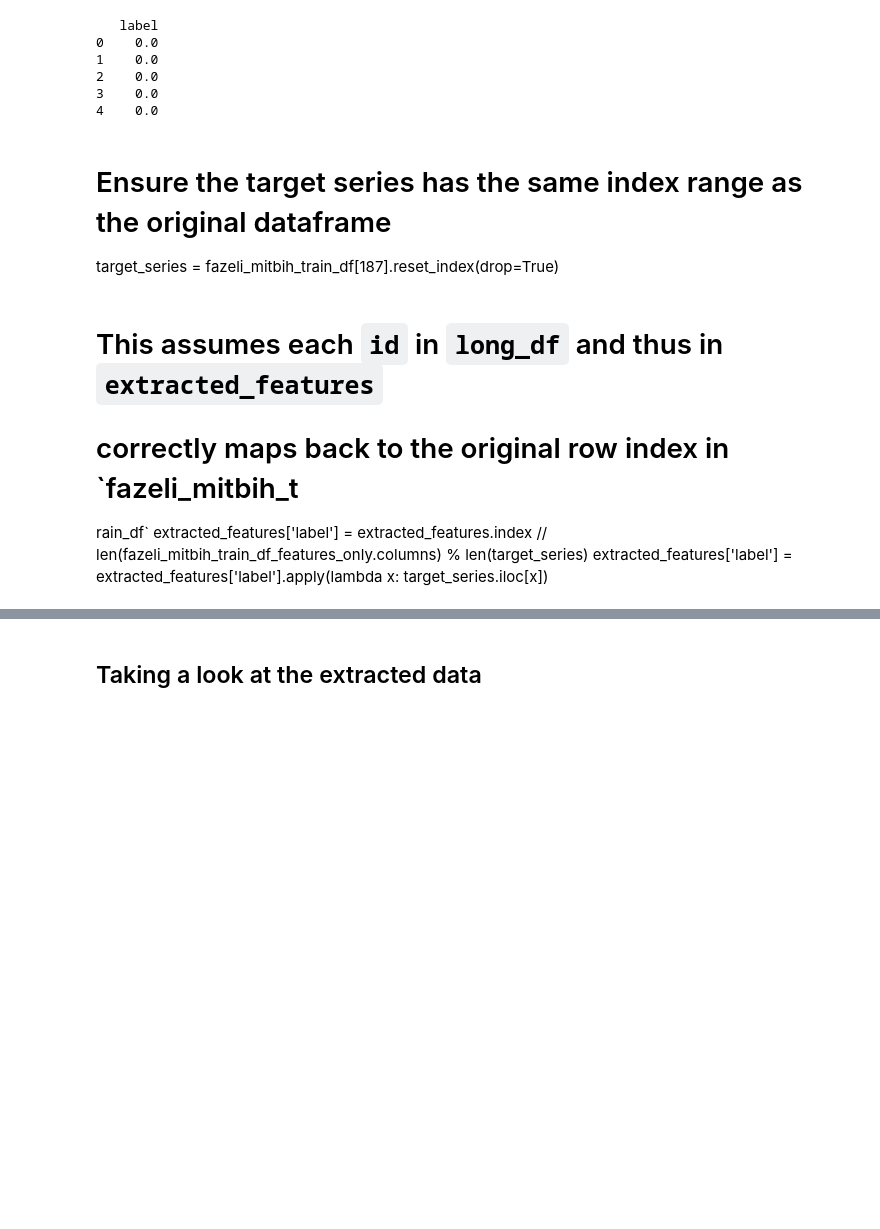
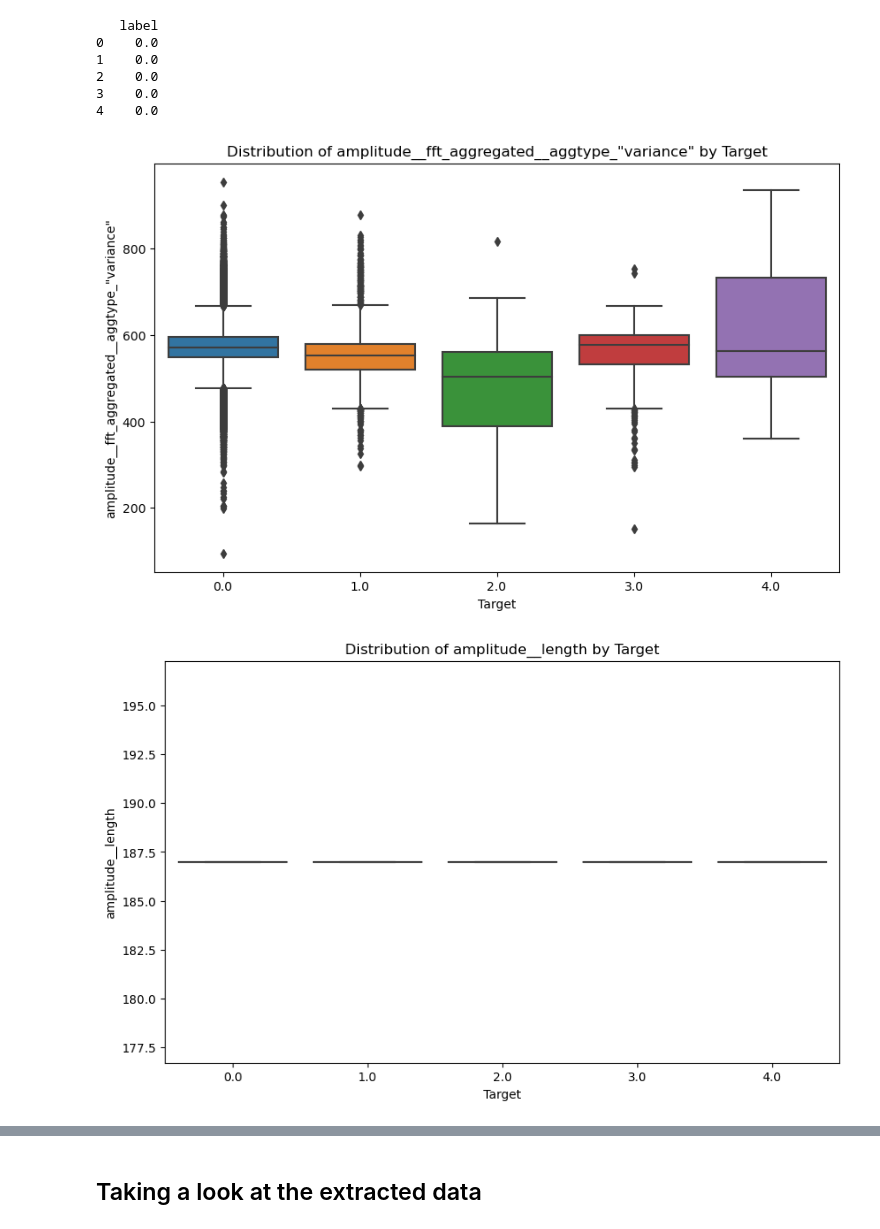
Before and after one commit to rtonetwotree/phase_5_project_ecg, a Jupyter notebook: notebooks/time_series_PCA_baseline.ipynb, the cells around one changed output, grey strips where cells are left out. Drawn from its saved outputs; the diff is of its cells as text; code cells hidden in the pictures; blank space fills up the shorter version.

```diff
--- a/notebooks/time_series_PCA_baseline.ipynb
+++ b/notebooks/time_series_PCA_baseline.ipynb
@@ -149,12 +84,21 @@ print(extracted_features[['label']].head())
 2    0.0
 3    0.0
 4    0.0
-# %% [markdown]
-# Ensure the target series has the same index range as the original dataframe
-target_series = fazeli_mitbih_train_df[187].reset_index(drop=True)
-# %% [markdown]
-# This assumes each `id` in `long_df` and thus in `extracted_features`
-# correctly maps back to the original row index in `fazeli_mitbih_t
-rain_df`
-extracted_features['label'] = extracted_features.index // len(fazeli_mitbih_train_df_features_only.columns) % len(target_series)
-extracted_features['label'] = extracted_features['label'].apply(lambda x: target_series.iloc[x])
+# %%
+import matplotlib.pyplot as plt
+import seaborn as sns
+
+# Identify the most important features (you can choose based on your criteria)
+top_features = extracted_features.drop(columns='label').mean().nlargest(10).index
+
+# Plot the most important features hued by the target variable
+for feature in top_features:
+    plt.figure(figsize=(10, 6))
+    sns.boxplot(x='label', y=feature, data=extracted_features)
+    plt.title(f'Distribution of {feature} by Target')
+    plt.xlabel('Target')
+    plt.ylabel(feature)
+    plt.show()
+# %% [output]
+[figure, added]
+[figure, added]
```
Also changed, not shown: parts of 14 cells of this notebook, 1 other file.
